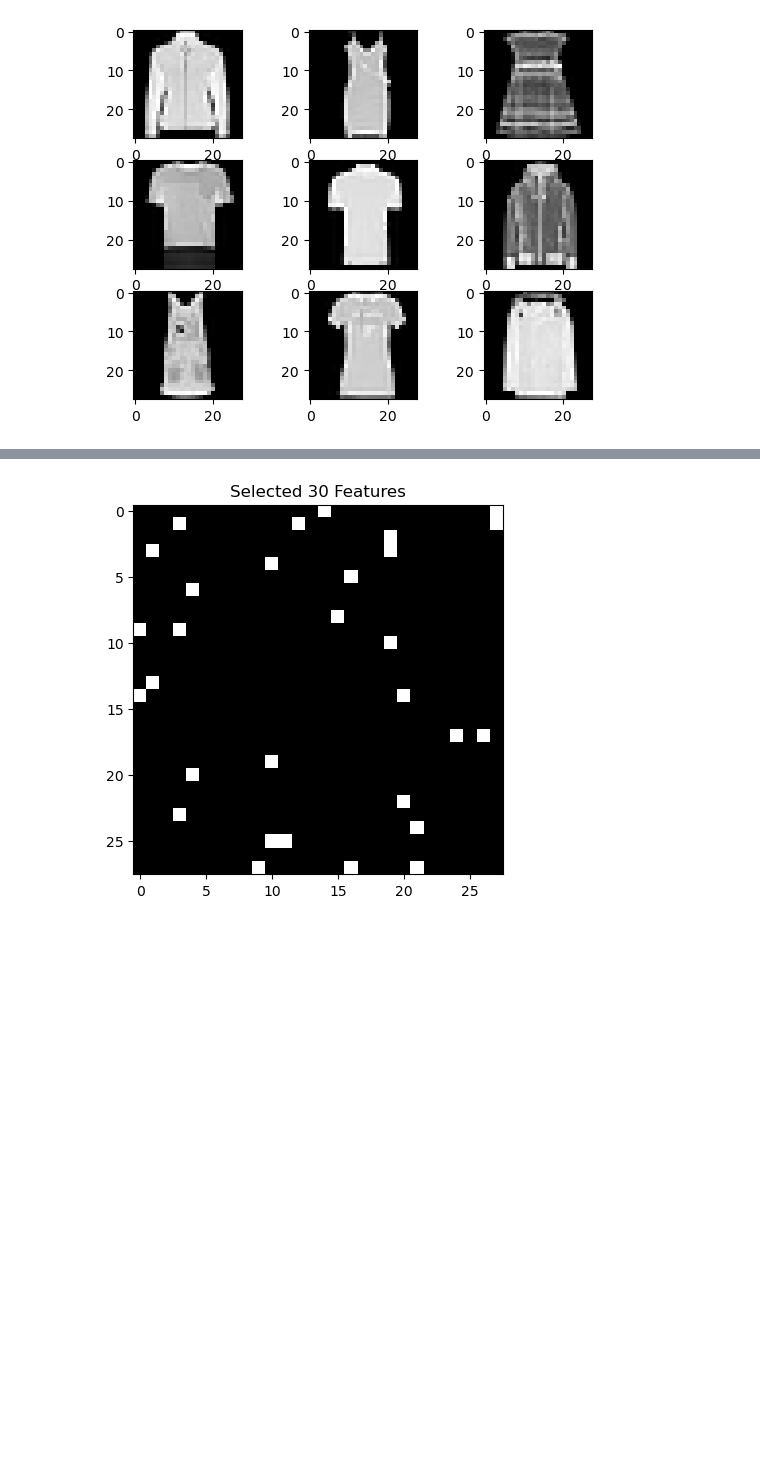
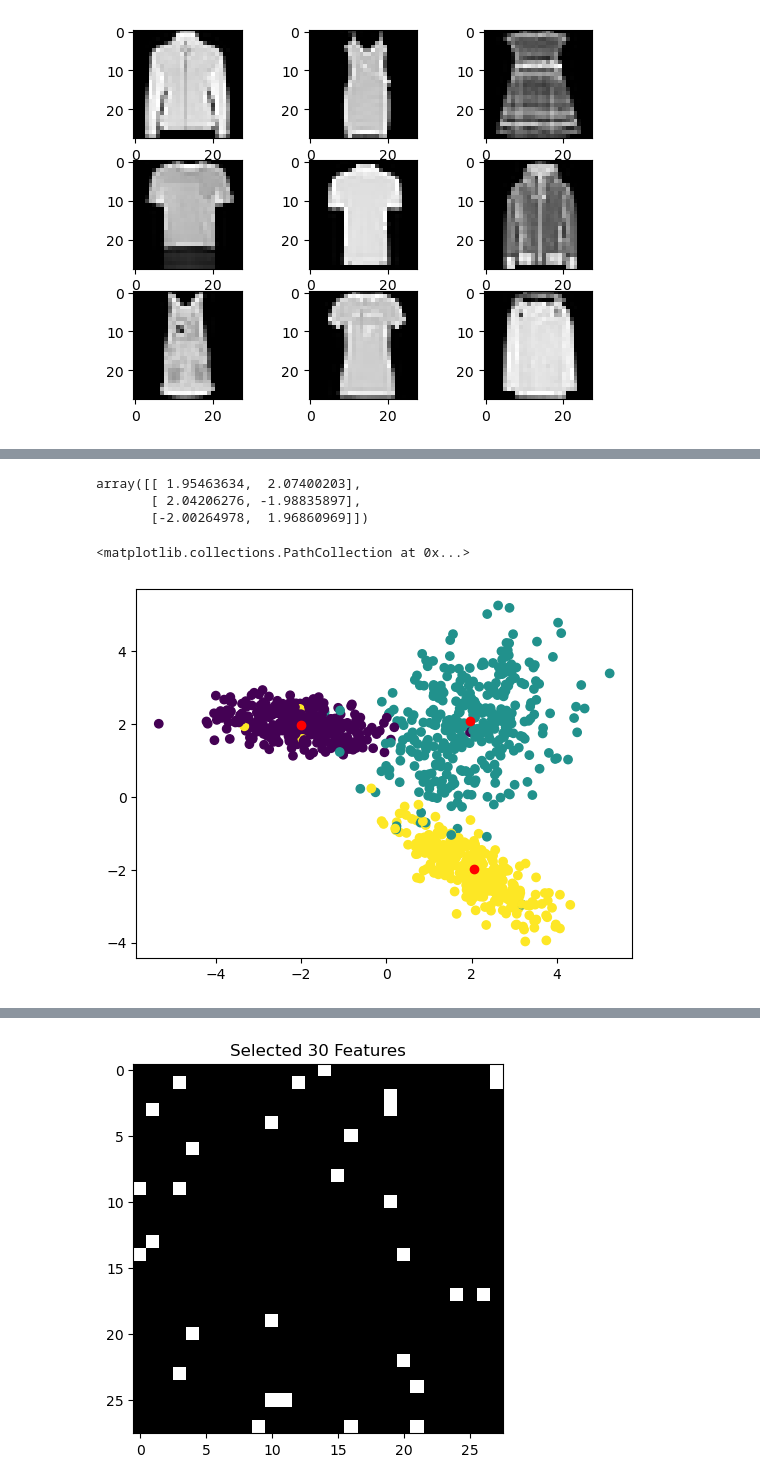
Before and after one commit to AndreaBaretta/Linear_Programming_ECE236A, a Jupyter notebook: Code/Code/ECE236A_Project_Demo.ipynb, the cells around one changed output, grey strips where cells are left out. Cells and saved outputs as stored; diff of their text form; code cells hidden in the pictures; blank space fills up the shorter version.

```diff
--- a/Code/Code/ECE236A_Project_Demo.ipynb
+++ b/Code/Code/ECE236A_Project_Demo.ipynb
@@ -181,0 +264,12 @@ print(classifier.evaluate(mnist_data['testX'], mnist_data['testY']))
+# %%
+C
+# %% [output]
+array([[ 1.95463634,  2.07400203],
+       [ 2.04206276, -1.98835897],
+       [-2.00264978,  1.96860969]])
+# %%
+plt.scatter(syn_data['trainX'][:, 0], syn_data['trainX'][:, 1], c=syn_data['trainY'])
+plt.scatter(C[:,0], C[:,1], c='red')
+# %% [output]
+<matplotlib.collections.PathCollection at 0x...>
+[figure, added]
```
Also changed, not shown: parts of 67 cells of this notebook, 1 other file.
